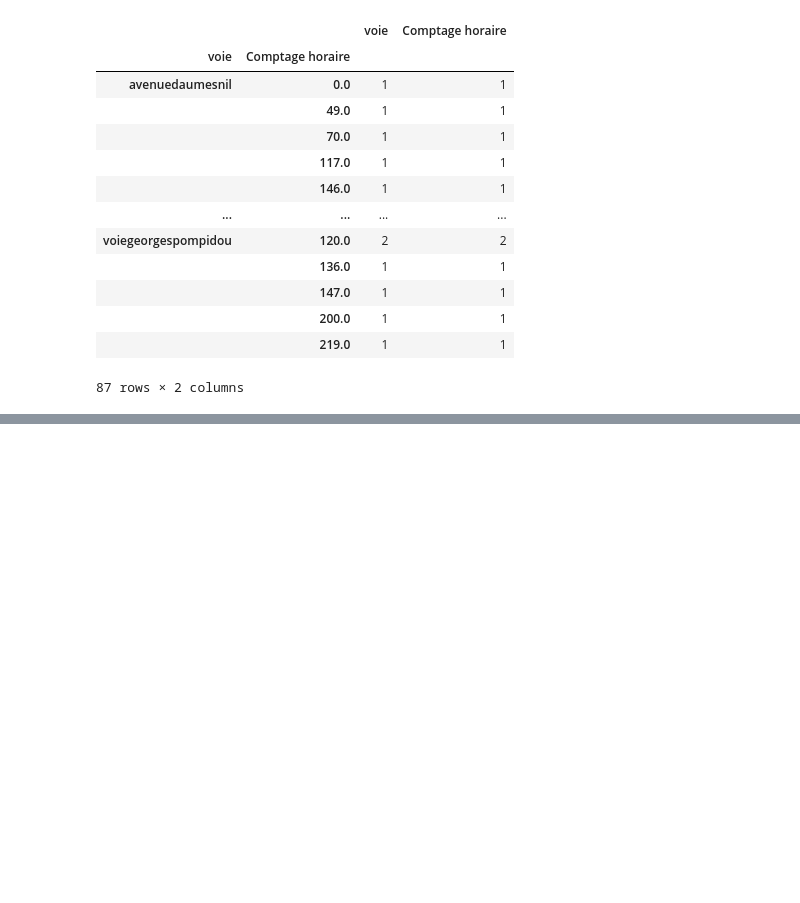
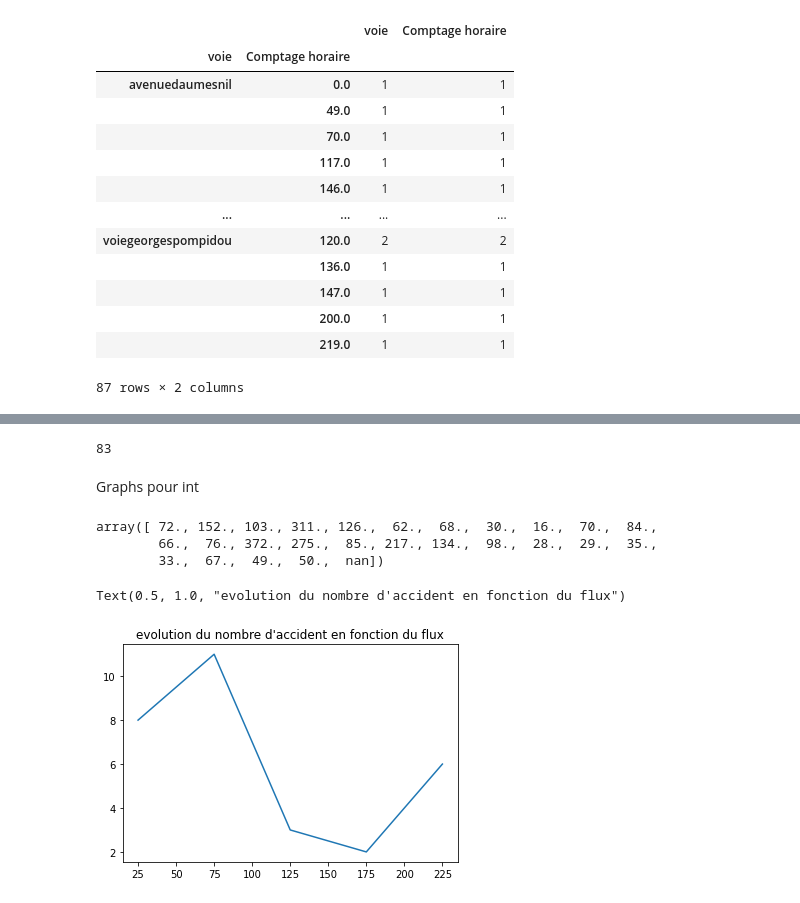
Before and after one commit to hitMaan351/Decision-support-for-cycle-track, a Jupyter notebook: notebooks/Mathian.ipynb, the cells around one changed output, grey strips where cells are left out. Cells and saved outputs as stored; diff of their text form; code cells hidden in the pictures; blank space fills up the shorter version.

```diff
--- a/notebooks/Mathian.ipynb
+++ b/notebooks/Mathian.ipynb
@@ -428,0 +481,39 @@ grouped_df
+# %%
+vma1 = accident_flux.loc[accident_flux['vma'] == 50]
+vma1.shape[0]
+# %% [output]
+83
+# %% [markdown]
+Graphs pour int
+# %%
+border_list = [50.0, 100.0, 150, 200.0]
+
+group1_int2 = int2.loc[int2['Comptage horaire'] < border_list[0]]
+
+group2_int2 = int2.loc[int2['Comptage horaire'] >= border_list[0]]
+group2_int2 = group2_int2.loc[int2['Comptage horaire'] < border_list[1]]
+
+group3_int2 = int2.loc[int2['Comptage horaire'] >= border_list[1]]
+group3_int2 = group3_int2.loc[int2['Comptage horaire'] < border_list[2]]
+
+group4_int2 = int2.loc[int2['Comptage horaire'] >= border_list[2]]
+group4_int2 = group4_int2.loc[int2['Comptage horaire'] < border_list[3]]
+
+group5_int2 = int2.loc[int2['Comptage horaire'] >= border_list[3]]
+# %%
+effectifs = [group1_int2.shape[0], group2_int2.shape[0], group3_int2.shape[0], group4_int2.shape[0], group5_int2.shape[0]]
+flux_moyen = [25, 75, 125, 175, 225]
+# %%
+int2['Comptage horaire'].unique()
+# %% [output]
+array([ 72., 152., 103., 311., 126.,  62.,  68.,  30.,  16.,  70.,  84.,
+        66.,  76., 372., 275.,  85., 217., 134.,  98.,  28.,  29.,  35.,
+        33.,  67.,  49.,  50.,  nan])
+# %%
+import matplotlib.pyplot as plt
+
+plt.plot(flux_moyen, effectifs)
+plt.title("evolution du nombre d'accident en fonction du flux")
+# %% [output]
+Text(0.5, 1.0, "evolution du nombre d'accident en fonction du flux")
+[figure, added]
```
Also changed, not shown: parts of 34 cells of this notebook, 1 other file.
